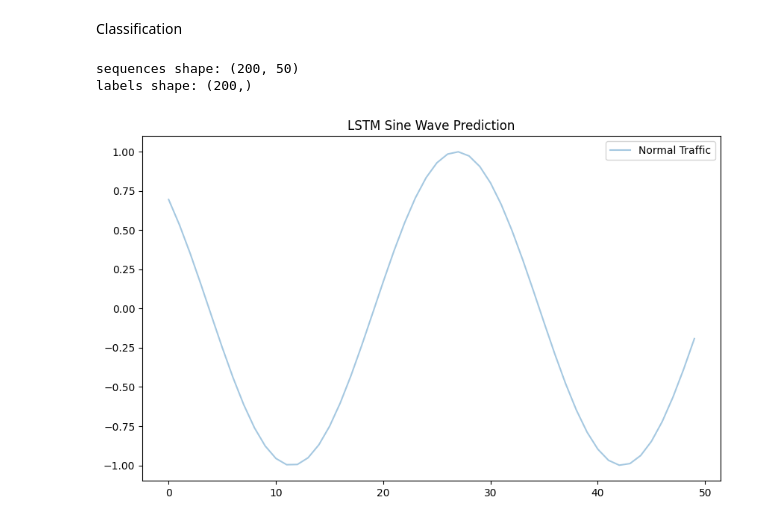
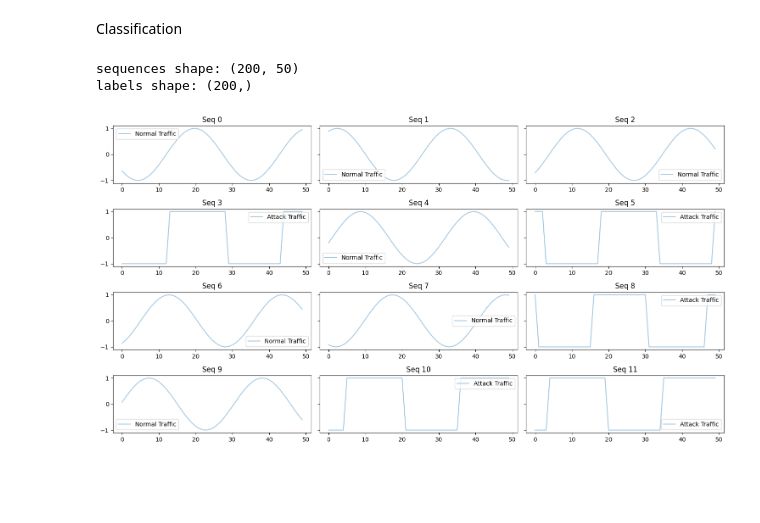
Before and after one commit to liminm/rul-lstm-rul-prediction, a Jupyter notebook: sine_wave_lstm.ipynb, the cells around one changed output. Cells and saved outputs as stored; diff of their text form; code cells hidden in the pictures; blank space fills up the shorter version.

```diff
--- a/sine_wave_lstm.ipynb
+++ b/sine_wave_lstm.ipynb
@@ -479,26 +479,22 @@ def generate_classification_data(n_samples=200, seq_len=50):
 # %%
 seqs, labels = generate_classification_data()
 
 print("sequences shape:", seqs.shape)
 print("labels shape:", labels.shape)
 
 label_names = {0: 'Normal Traffic', 1: 'Attack Traffic'}
 
-plt.figure(figsize=(10,6))
-plt.plot(seqs[0], label=label_names[labels[0]], alpha=0.4)
-#plt.plot(predicted_signal, label='LSTM Prediction', linestyle='--')
-plt.title('LSTM Sine Wave Prediction')
-plt.legend()
+fig, axes = plt.subplots(4, 3, figsize=(15, 8), sharey=True)
+axes = axes.ravel()
+
+for i, ax in enumerate(axes):
+    ax.plot(seqs[i], label=label_names[labels[i]], alpha=0.4)
+    ax.set_title(f"Seq {i}")
+    ax.legend()
+
+plt.tight_layout()
 plt.show()
-
-
-plt.figure(figsize=(10,6))
-plt.plot(seqs[1], label=label_names[labels[1]], alpha=0.4)
-#plt.plot(predicted_signal, label='LSTM Prediction', linestyle='--')
-plt.title('LSTM Sine Wave Prediction')
-plt.legend()
-plt.show()
 # %% [output]
 sequences shape: (200, 50)
 labels shape: (200,)
-[figure, old version]
+[figure, new version]
```
Also changed, not shown: parts of 2 cells of this notebook.
